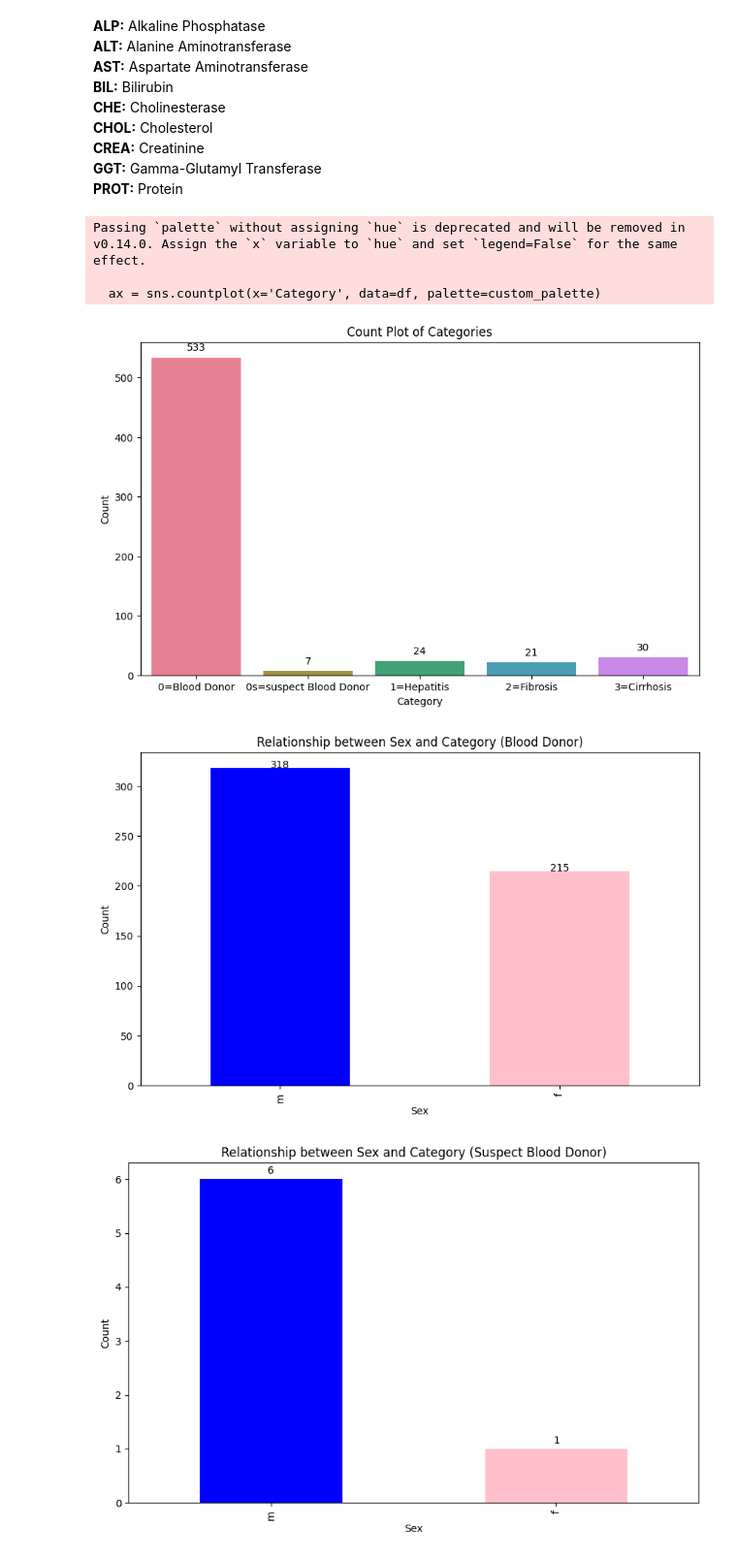
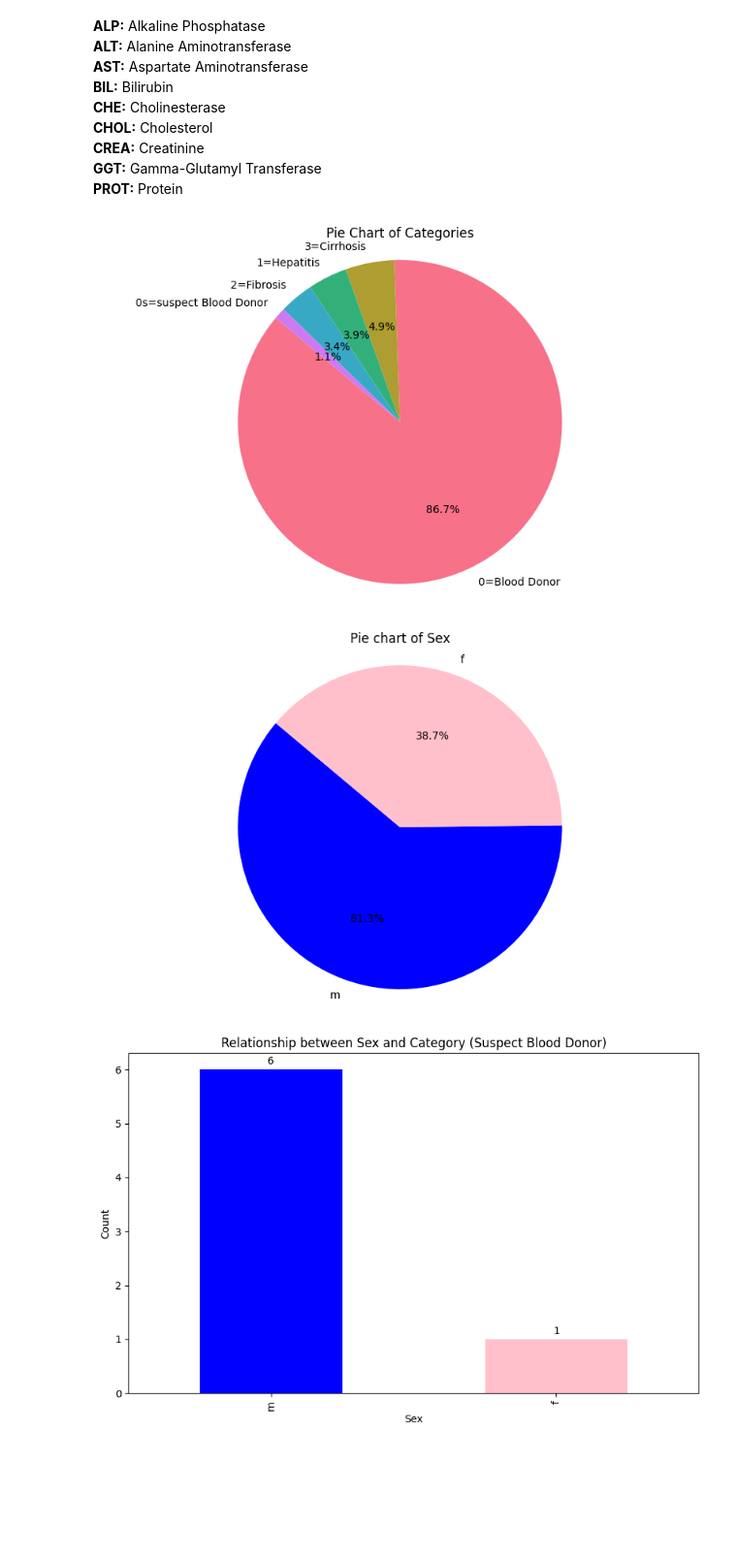
Before and after one commit to huynhutluong/HCV-prediction, a Jupyter notebook: Model/HCV_model.ipynb, the cells around one changed output. Shown at 97% size. Saved outputs shown, nothing was run; the diff lists cells and outputs as text; code cells hidden in the pictures; blank space fills up the shorter version.

```diff
--- a/Model/HCV_model.ipynb
+++ b/Model/HCV_model.ipynb
@@ -115,55 +127,51 @@ array(['m', 'f'], dtype=object)
 <b>PROT:</b> Protein
 <br />
 # %%
-plt.figure(figsize=(10, 6))
+import matplotlib.pyplot as plt
+import seaborn as sns
 
 # Define a custom color palette with different colors
 custom_palette = sns.color_palette("husl", len(df['Category'].unique()))
 
-# Create the count plot
-ax = sns.countplot(x='Category', data=df, palette=custom_palette)
+# Count the occurrences of each category
+category_counts = df['Category'].value_counts()
 
-# Add labels and title
-plt.xlabel('Category')
-plt.ylabel('Count')
-plt.title('Count Plot of Categories')
+# Create a pie chart
+plt.figure(figsize=(10, 6))
+plt.pie(category_counts, labels=category_counts.index, colors=custom_palette, autopct='%1.1f%%', startangle=140)
 
-# Add count labels on each column
-for p in ax.patches:
-    ax.annotate(format(p.get_height(), '.0f'),
-                (p.get_x() + p.get_width() / 2., p.get_height()),
-                ha = 'center', va = 'center',
-                xytext = (0, 10),
-                textcoords = 'offset points')
+# Add title
+plt.title('Pie Chart of Categories')
+
+# Equal aspect ratio ensures that pie is drawn as a circle
+plt.axis('equal')
 
 # Show the plot
 plt.show()
 # %% [output]
-Passing `palette` without assigning `hue` is deprecated and will be removed in v0.14.0. Assign the `x` variable to `hue` and set `legend=False` for the same effect.
-
-  ax = sns.countplot(x='Category', data=df, palette=custom_palette)
-[figure, old version]
+[figure, new version]
 # %%
-plt.figure(figsize=(10, 6))
+import matplotlib.pyplot as plt
 
-blood_donor_data = df[df['Category'] == '0=Blood Donor']
+blood_donor_data = df
 
 # Group by Sex and count occurrences
 grouped = blood_donor_data['Sex'].value_counts()
 
-# Plot bar chart
-grouped.plot(kind='bar', color=['blue', 'pink'])
-plt.xlabel('Sex')
-plt.ylabel('Count')
-plt.title('Relationship between Sex and Category (Blood Donor)')
+# Create a pie chart
+plt.figure(figsize=(10, 6))
+plt.pie(grouped, labels=grouped.index, autopct='%1.1f%%', startangle=140, colors=['blue', 'pink'])
 
-# Annotate bars with counts
-for idx, value in enumerate(grouped):
-    plt.text(idx, value + 0.1, str(value), ha='center')
+# Add title
+plt.title('Pie chart of Sex')
 
+# Equal aspect ratio ensures that pie is drawn as a circle
+plt.axis('equal')
+
+# Show the plot
 plt.show()
 # %% [output]
-[figure, old version]
+[figure, new version]
 # %%
 plt.figure(figsize=(10, 6))
 
```
Also changed, not shown: parts of 23 cells of this notebook, 27 other files.
